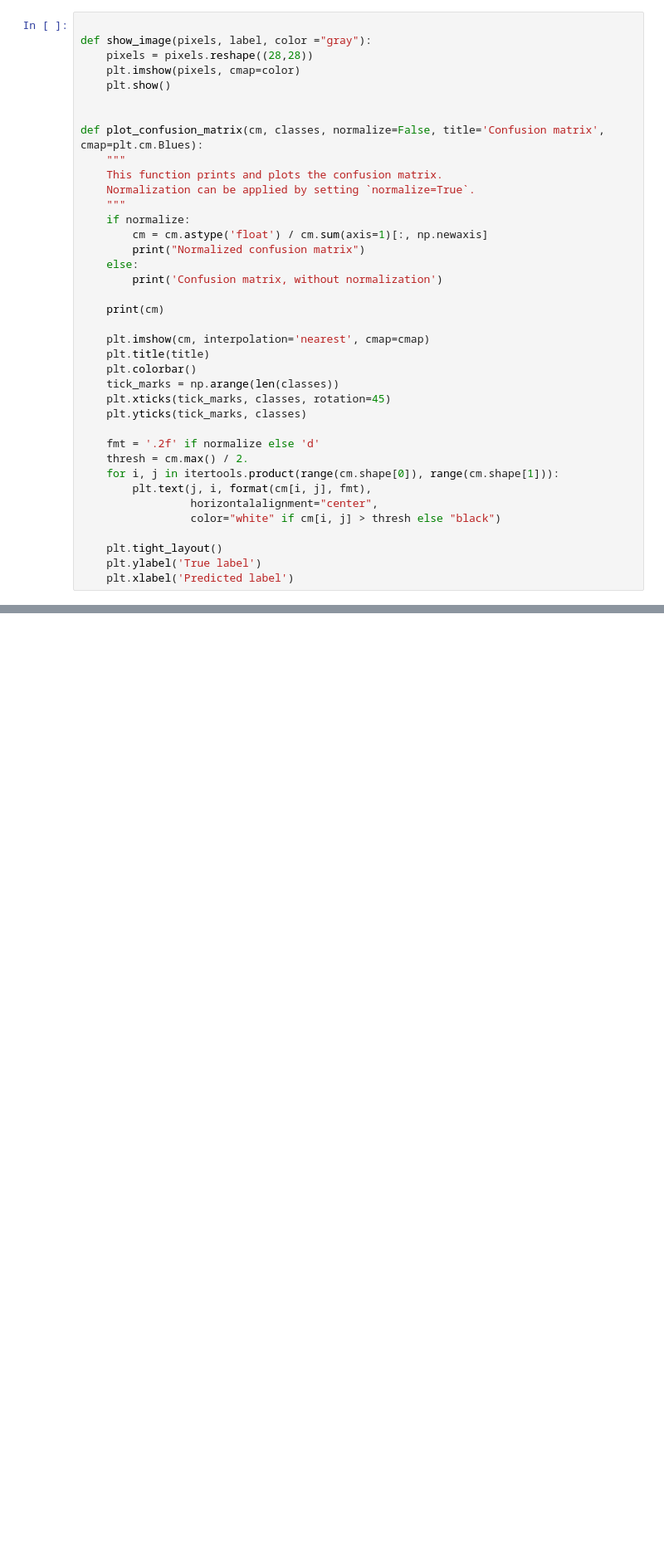
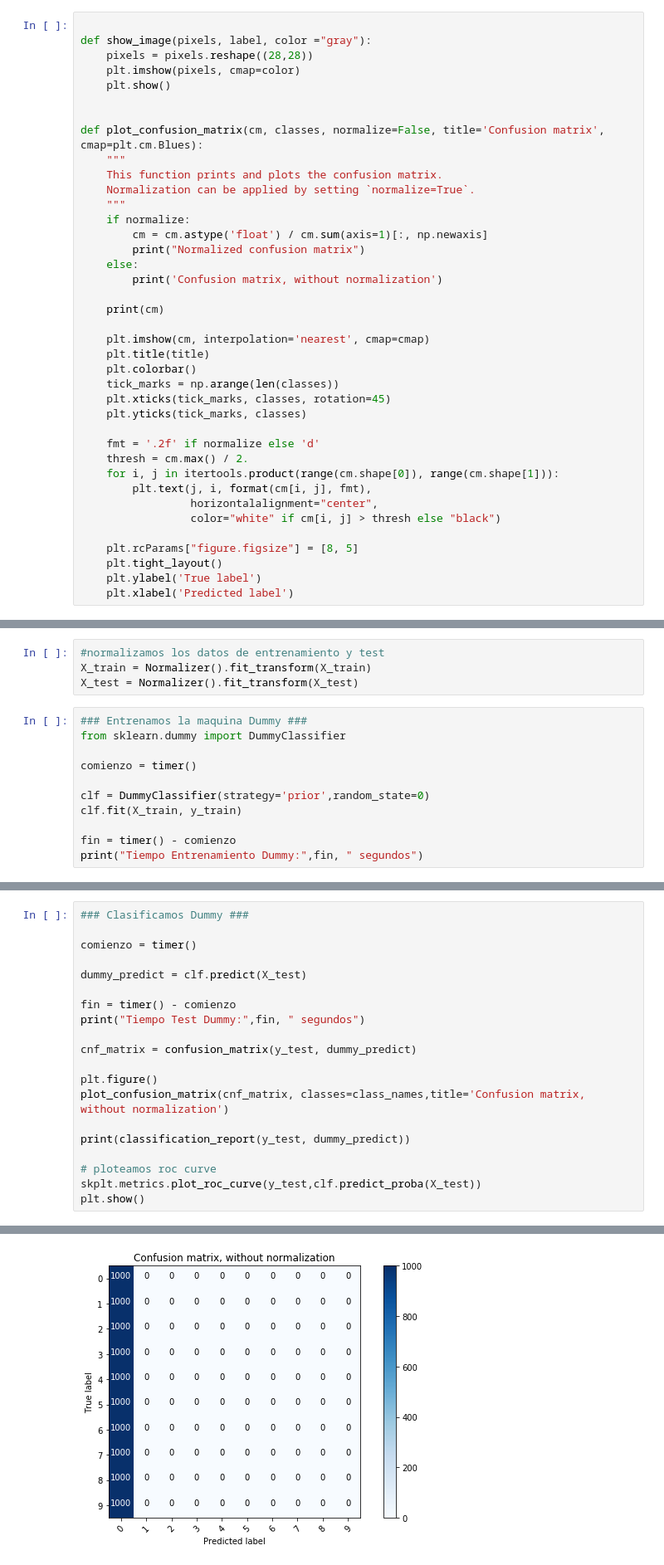
Before and after one commit to nicocarp/DSS, a Jupyter notebook: tpFinal/TPFinal-v2Gaston.ipynb, the cells around one changed output, grey strips where cells are left out. Shown at 83% size. Drawn from its saved outputs; the diff is of its cells as text; blank space fills up the shorter version.

```diff
--- a/tpFinal/TPFinal-v2Gaston.ipynb
+++ b/tpFinal/TPFinal-v2Gaston.ipynb
@@ -41,6 +49,7 @@ def plot_confusion_matrix(cm, classes, normalize=False, title='Confusion matrix'
                  horizontalalignment="center",
                  color="white" if cm[i, j] > thresh else "black")
 
+    plt.rcParams["figure.figsize"] = [8, 5]
     plt.tight_layout()
     plt.ylabel('True label')
     plt.xlabel('Predicted label')
@@ -408,0 +90,15 @@ net2.predict(x)
+# %%
+#normalizamos los datos de entrenamiento y test
+X_train = Normalizer().fit_transform(X_train)
+X_test = Normalizer().fit_transform(X_test)
+# %%
+### Entrenamos la maquina Dummy ###
+from sklearn.dummy import DummyClassifier
+
+comienzo = timer()
+
+clf = DummyClassifier(strategy='prior',random_state=0)
+clf.fit(X_train, y_train)
+
+fin = timer() - comienzo
+print("Tiempo Entrenamiento Dummy:",fin, " segundos")
@@ -408,0 +107,21 @@ net2.predict(x)
+# %%
+### Clasificamos Dummy ###
+
+comienzo = timer()
+
+dummy_predict = clf.predict(X_test)
+
+fin = timer() - comienzo
+print("Tiempo Test Dummy:",fin, " segundos")
+
+cnf_matrix = confusion_matrix(y_test, dummy_predict)
+
+plt.figure()
+plot_confusion_matrix(cnf_matrix, classes=class_names,title='Confusion matrix, without normalization')
+
+print(classification_report(y_test, dummy_predict))
+
+# ploteamos roc curve
+skplt.metrics.plot_roc_curve(y_test,clf.predict_proba(X_test))
+plt.show()
+# %% [output]
@@ -408,0 +145 @@ net2.predict(x)
+[figure, added]
```
Also changed, not shown: parts of 39 cells of this notebook.
